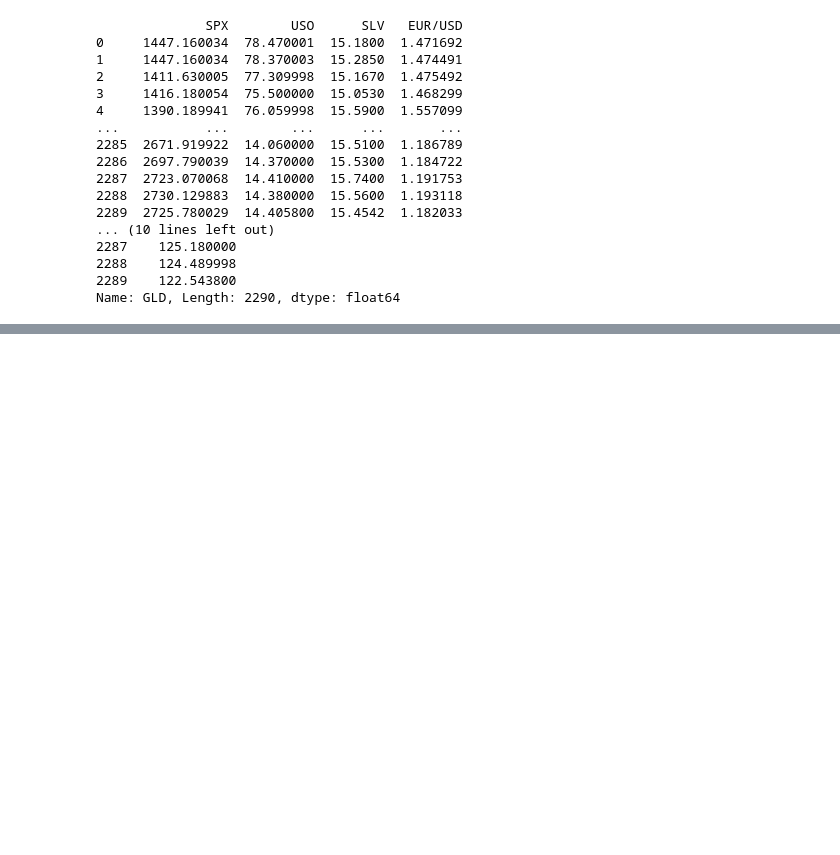
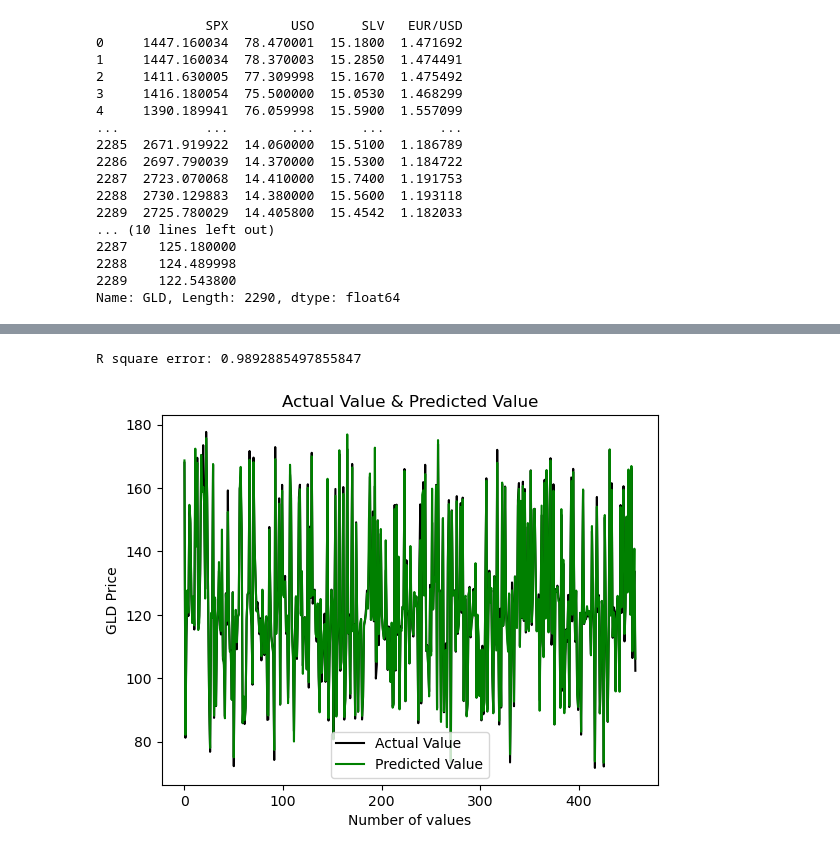
Before and after one commit to koralsenturk/GoldPricePrediction, a Jupyter notebook: Gold Price Prediction.ipynb, the cells around one changed output, grey strips where cells are left out. Cells and saved outputs as stored; diff of their text form; code cells hidden in the pictures; blank space fills up the shorter version.

```diff
--- a/Gold Price Prediction.ipynb
+++ b/Gold Price Prediction.ipynb
@@ -122,3 +122,5 @@ Name: GLD, Length: 2290, dtype: float64
 X_train, X_test, Y_train, Y_test = train_test_split(X,Y, test_size=0.2, random_state=2)
 # %%
 regressor = RandomForestRegressor(n_estimators=100)
+# %%
+regressor.fit(X_train, Y_train)
@@ -124,0 +129,2 @@ regressor = RandomForestRegressor(n_estimators=100)
+# %%
+test_data_prediction = regressor.predict(X_test)
@@ -124,0 +151,17 @@ regressor = RandomForestRegressor(n_estimators=100)
+# %%
+error_score = metrics.r2_score(Y_test, test_data_prediction)
+print("R square error:", error_score)
+# %% [output]
+R square error: 0.9892885497855847
+# %%
+Y_test = list(Y_test)
+# %%
+plt.plot(Y_test, color='black', label='Actual Value')
+plt.plot(test_data_prediction, color='green', label='Predicted Value' )
+plt.title('Actual Value & Predicted Value')
+plt.xlabel('Number of values')
+plt.ylabel('GLD Price')
+plt.legend()
+plt.show()
+# %% [output]
+[figure, added]
```
Also changed, not shown: parts of 2 cells of this notebook.
